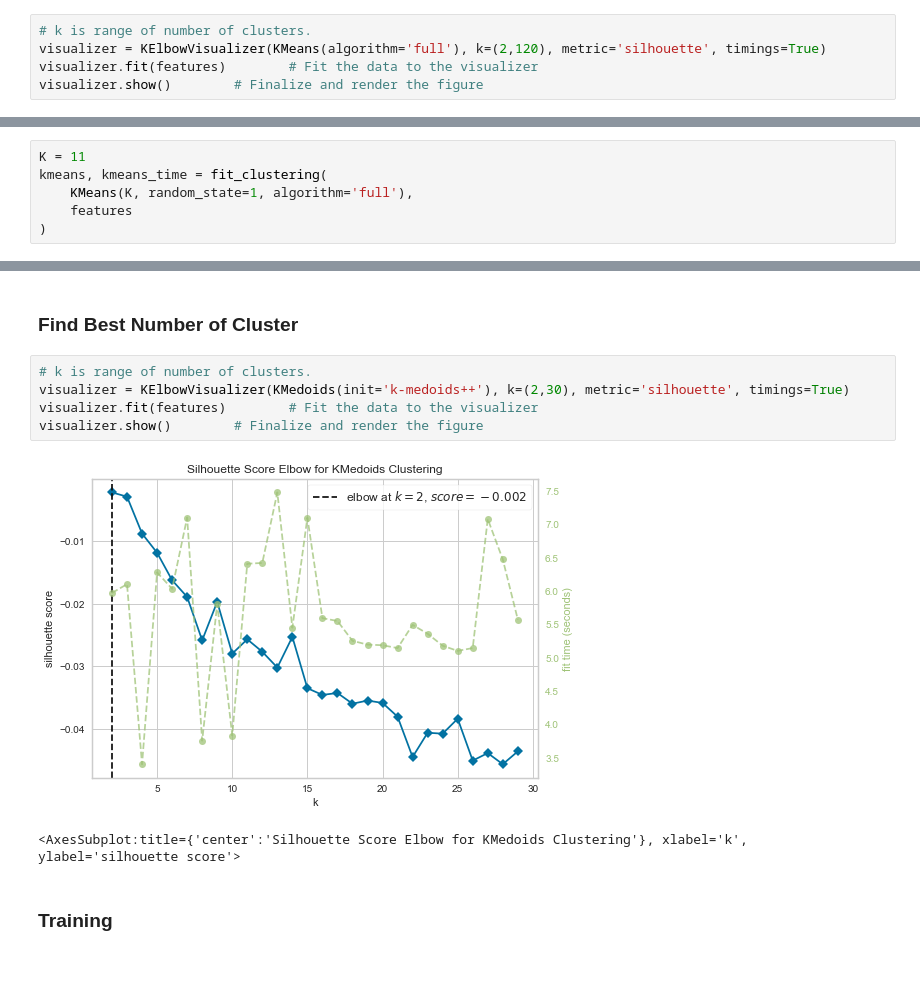
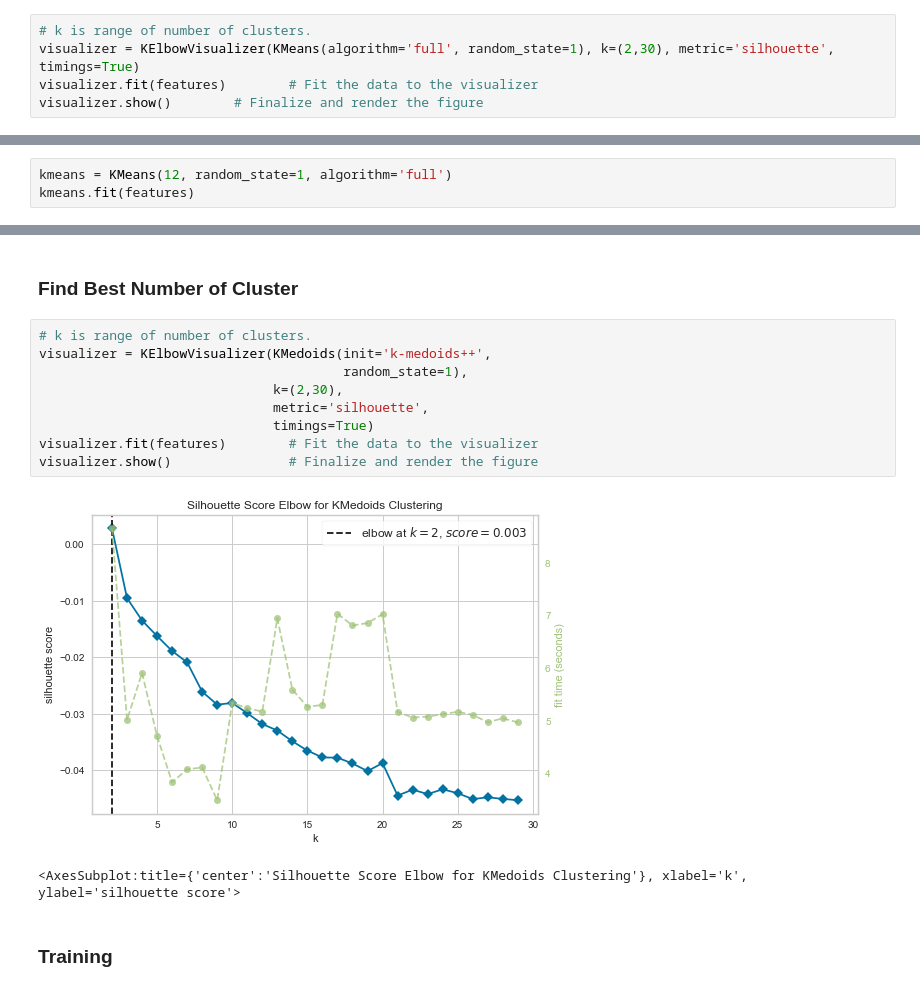
Before and after one commit to zeerafle/text-mining-clustering, a Jupyter notebook: clustering-result-oriented.ipynb, the cells around one changed output, grey strips where cells are left out. Cells and saved outputs as stored; diff of their text form.

```diff
--- a/clustering-result-oriented.ipynb
+++ b/clustering-result-oriented.ipynb
@@ -362,7 +296,7 @@ def create_wordcloud(result_table):
 ### Find Best Number of Cluster
 # %%
 # k is range of number of clusters.
-visualizer = KElbowVisualizer(KMeans(algorithm='full'), k=(2,120), metric='silhouette', timings=True)
+visualizer = KElbowVisualizer(KMeans(algorithm='full', random_state=1), k=(2,30), metric='silhouette', timings=True)
 visualizer.fit(features)        # Fit the data to the visualizer
 visualizer.show()        # Finalize and render the figure
 # %% [output]
@@ -395,7 +307,4 @@ Subclasses:     MiniBatchKMeans
 # %%
-K = 11
-kmeans, kmeans_time = fit_clustering(
-    KMeans(K, random_state=1, algorithm='full'),
-    features
-)
+kmeans = KMeans(12, random_state=1, algorithm='full')
+kmeans.fit(features)
 # %% [output]
@@ -484,11 +368,15 @@ Name: cluster, dtype: int64
 ### Find Best Number of Cluster
 # %%
 # k is range of number of clusters.
-visualizer = KElbowVisualizer(KMedoids(init='k-medoids++'), k=(2,30), metric='silhouette', timings=True)
+visualizer = KElbowVisualizer(KMedoids(init='k-medoids++',
+                                       random_state=1),
+                              k=(2,30),
+                              metric='silhouette',
+                              timings=True)
 visualizer.fit(features)        # Fit the data to the visualizer
-visualizer.show()        # Finalize and render the figure
+visualizer.show()               # Finalize and render the figure
 # %% [output]
-[figure, old version]
+[figure, new version]
 <AxesSubplot:title={'center':'Silhouette Score Elbow for KMedoids Clustering'}, xlabel='k', ylabel='silhouette score'>
 # %% [markdown]
 ### Training
```
Also changed, not shown: parts of 75 cells of this notebook, 1 other file.
